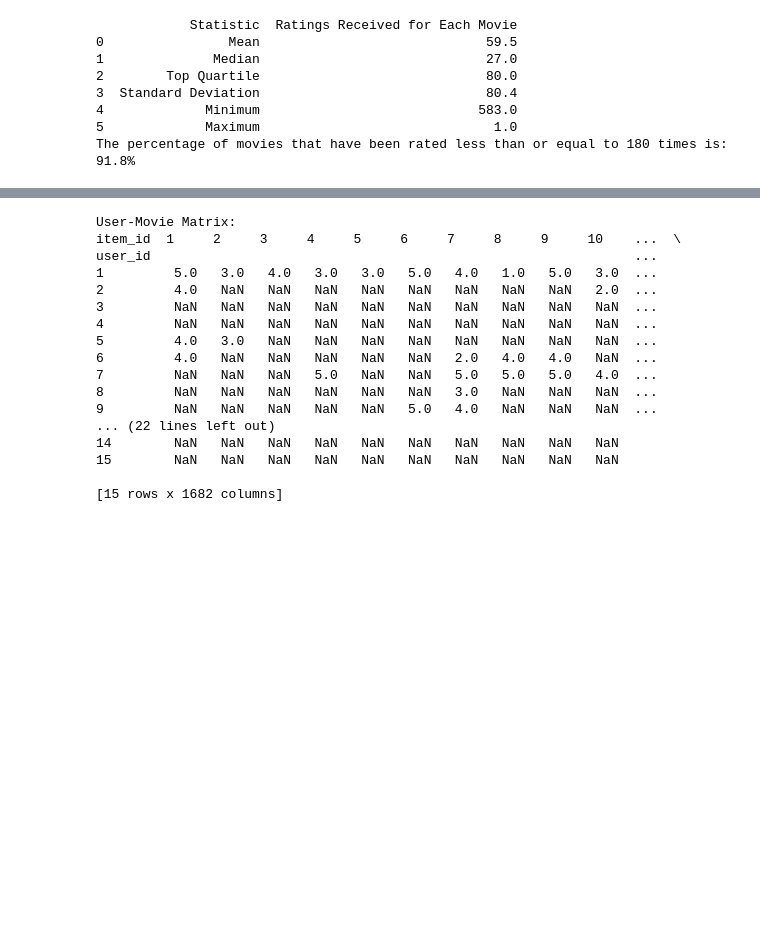
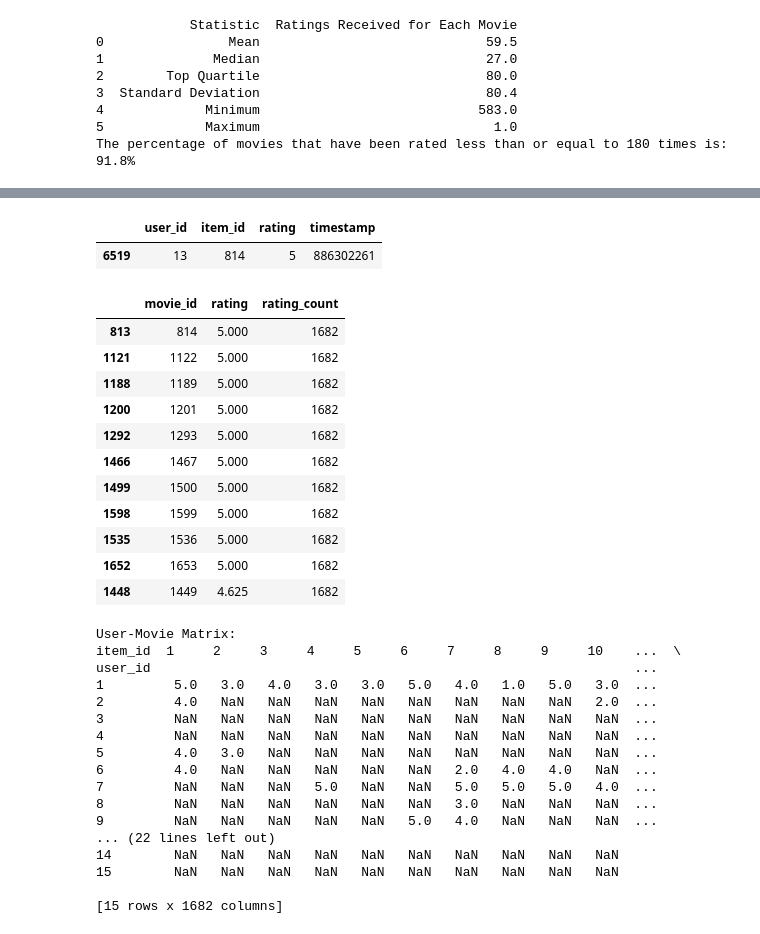
Before and after one commit to ChoutouriadiKaterina/Big_Data_2024, a Jupyter notebook: step one.ipynb, the cells around one changed output, grey strips where cells are left out. Drawn from its saved outputs; the diff is of its cells as text; code cells hidden in the pictures; blank space fills up the shorter version.

```diff
--- a/step one.ipynb
+++ b/step one.ipynb
@@ -253,3 +272,40 @@ The percentage of movies that have been rated less than or equal to 180 times is
+# %%
+#Let's find the highest rated movie
+mean_rating = ratings.groupby('item_id')[['rating']].mean()
+highest_rated = mean_rating['rating'].idxmax()
+ratings[ratings['item_id'] == highest_rated]
+# %% [output]
+|  | user_id | item_id | rating | timestamp |
+| 6519 | 13 | 814 | 5 | 886302261 |
+# %%
+#Let's make a dataframe with movies data
+movies_data = data.copy()
+#datetype=object to date-type.
+movies_data['release_date'] = pd.to_datetime(movies_data['release_date'])
+#remove genre columns
+# In order to have a 'cleaner' view of our data we dropped some columns.
+movies_data.drop(['genre_0',  'genre_1','genre_2','genre_3','genre_4','genre_5','genre_6','genre_7','genre_8','genre_9','genre_10', 'genre_11','genre_12','genre_13','genre_14','genre_15','genre_16','genre_17','genre_18', 'user_id'],
+          axis = 1, inplace = True)
+
+#Let's find mean rating per movie.
+mean_rating_per_movie = movies_data.groupby('movie_id').agg({'rating': 'mean'}).reset_index()
+mean_rating_per_movie['rating_count'] = mean_rating_per_movie['rating'].count()
+#Top ratest movies
+top_ratest_movies = mean_rating_per_movie[mean_rating_per_movie.rating > 4.5].sort_values(by='rating',ascending=False)
+top_ratest_movies
+# %% [output]
+|  | movie_id | rating | rating_count |
+| 813 | 814 | 5.000 | 1682 |
+| 1121 | 1122 | 5.000 | 1682 |
+| 1188 | 1189 | 5.000 | 1682 |
+| 1200 | 1201 | 5.000 | 1682 |
+| 1292 | 1293 | 5.000 | 1682 |
+| 1466 | 1467 | 5.000 | 1682 |
+| 1499 | 1500 | 5.000 | 1682 |
+| 1598 | 1599 | 5.000 | 1682 |
+| 1535 | 1536 | 5.000 | 1682 |
+| 1652 | 1653 | 5.000 | 1682 |
+| 1448 | 1449 | 4.625 | 1682 |
 # %%
 # Outlier Detection for Users and Movies with a 1.5 Standard Deviation Threshold
 # choosing 1.5 for the outlier threshold because ~91% of users are concentrated below 1.5 standard deviation of the mean.
```
Also changed, not shown: parts of 5 cells of this notebook.
